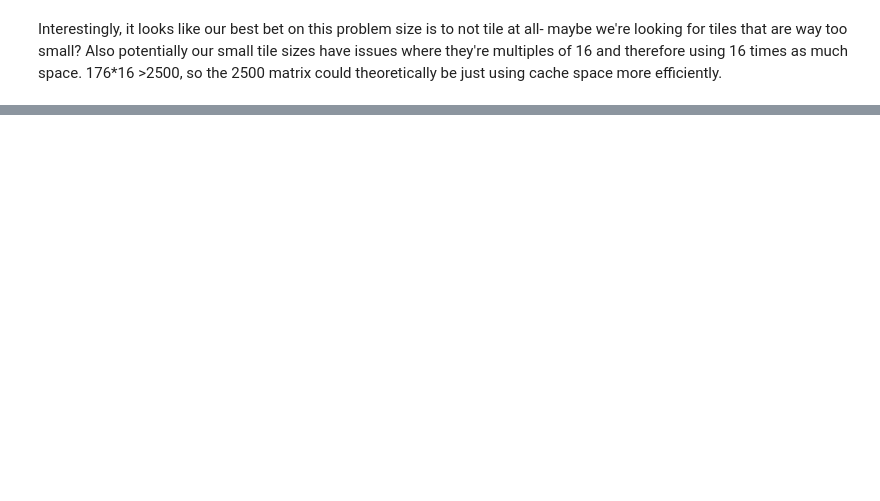
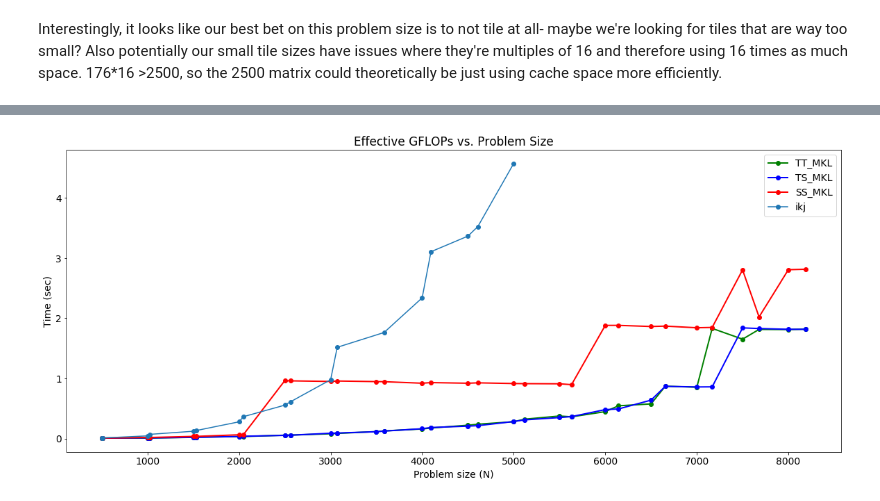
Before and after one commit to lnarmour/parric-ttmm, a Jupyter notebook: scripts/finalScripts/plots/2D plots.ipynb, the cells around one changed output, grey strips where cells are left out. Drawn from its saved outputs; the diff is of its cells as text; code cells hidden in the pictures; blank space fills up the shorter version.

```diff
--- a/scripts/finalScripts/plots/2D plots.ipynb
+++ b/scripts/finalScripts/plots/2D plots.ipynb
@@ -140,0 +235,25 @@ Interestingly, it looks like our best bet on this problem size is to not tile at
+# %%
+# mkl gflops
+plt.figure(figsize=(20,8))
+plt.rcParams.update({'font.size': 14})
+
+for type, c in zip(X,['go-', 'bo-', 'ro-']):
+    plt.plot(X[type], Y[type], c, linewidth=2, label=type)
+
+# overlay our data
+#for permutation in ['ijk', 'ikj', 'jik', 'jki', 'kij', 'kji']:
+for permutation in ['ikj']:
+    tiled = True
+    parallel = True
+    JAX = OURS[(permutation, tiled, parallel, 6)]
+    plt.plot(JAX['X'], JAX['Y'], 'o-', label=permutation)
+
+plt.title('Effective GFLOPs vs. Problem Size')
+plt.xlabel('Problem size (N)')
+plt.ylabel('Time (sec)')
+#plt.ylabel('Effective GFLOPs')
+plt.legend()
+
+plt.show()
+# %% [output]
+[figure, added]
```
Also changed, not shown: parts of 13 cells of this notebook.
